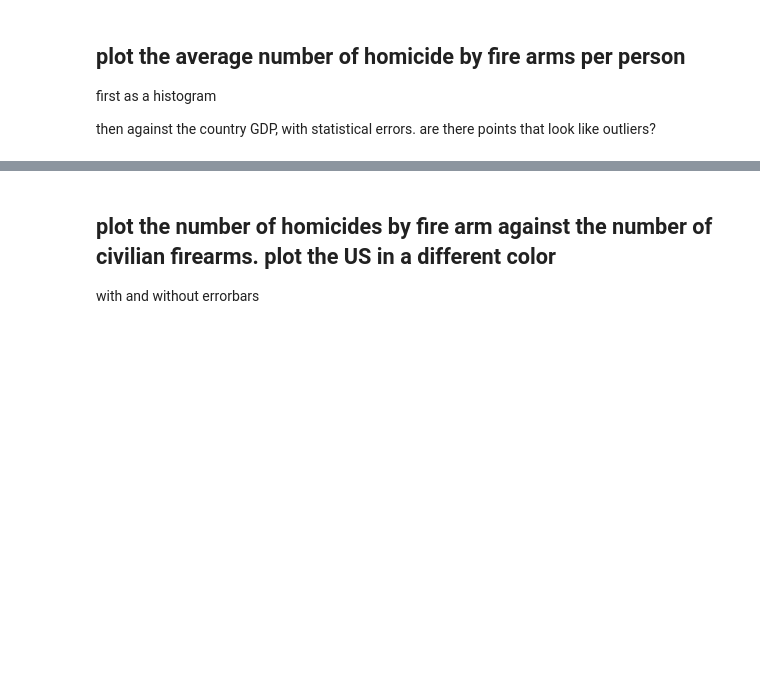
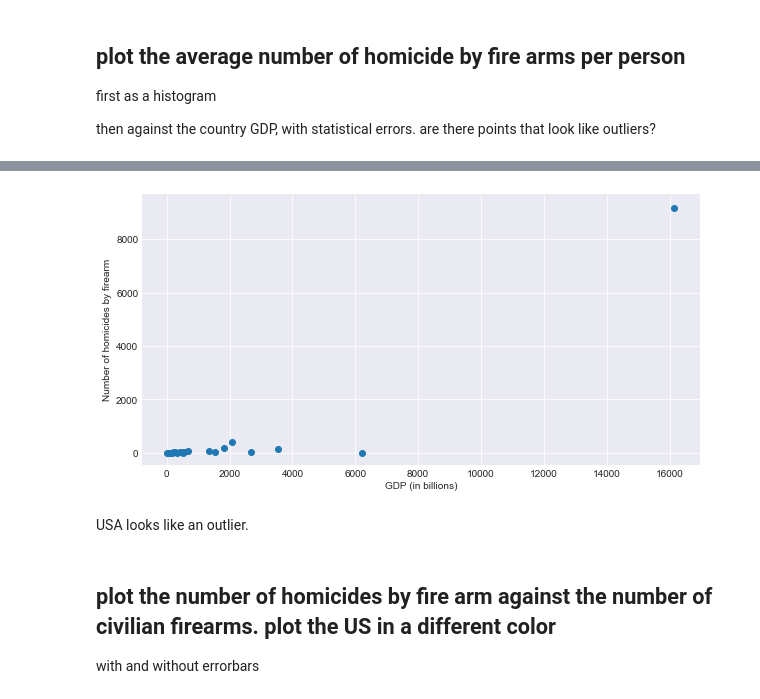
Before and after one commit to gc2300/PUI2017_gc2300, a Jupyter notebook: HW5_gc2300/HW5_A3.ipynb, the cells around one changed output, grey strips where cells are left out. Drawn from its saved outputs; the diff is of its cells as text; code cells hidden in the pictures; blank space fills up the shorter version.

```diff
--- a/HW5_gc2300/HW5_A3.ipynb
+++ b/HW5_gc2300/HW5_A3.ipynb
@@ -183,3 +220,18 @@ ax.set_xlabel('homicides by firearm per 1000 people');
+# %%
+fig = pl.figure(figsize=(10,5))
+ax = fig.add_subplot(111)
+
+scatter = ax.scatter(df_.gdp / 1e9, df_['Number of homicides by firearm'])
+ax.errorbar(df_.gdp / 1e9, df_['Number of homicides by firearm'],
+            yerr = np.sqrt(df_['Number of homicides by firearm'] * 1.0), fmt = '.')
+ax.set_xlabel("GDP (in billions)")
+ax.set_ylabel("Number of homicides by firearm")
+ax.set_ylim()
+pl.show()
+# %% [output]
+[figure, added]
+# %% [markdown]
+USA looks like an outlier.
 # %% [markdown]
 ## plot the number of  homicides by fire arm against the number of civilian firearms. plot the  US in a different color
 with and without errorbars
```
Also changed, not shown: parts of 31 cells of this notebook, 1 other file.
